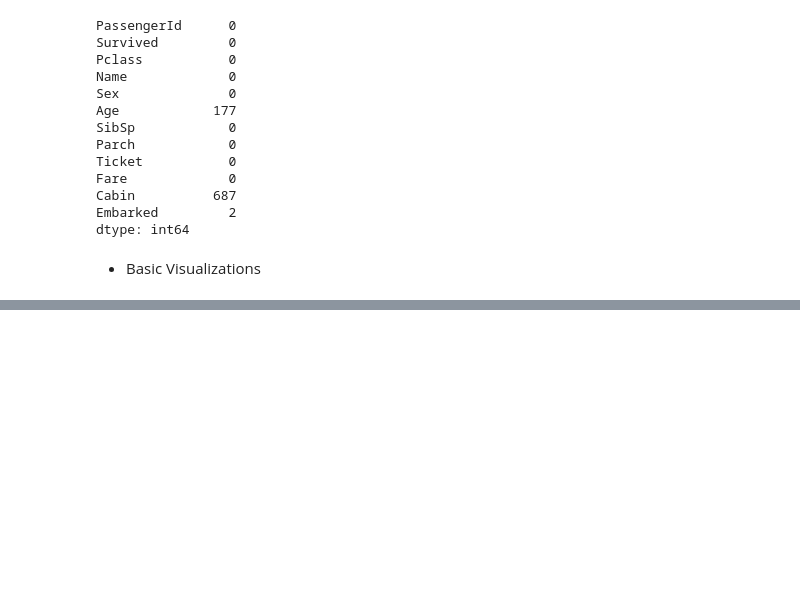
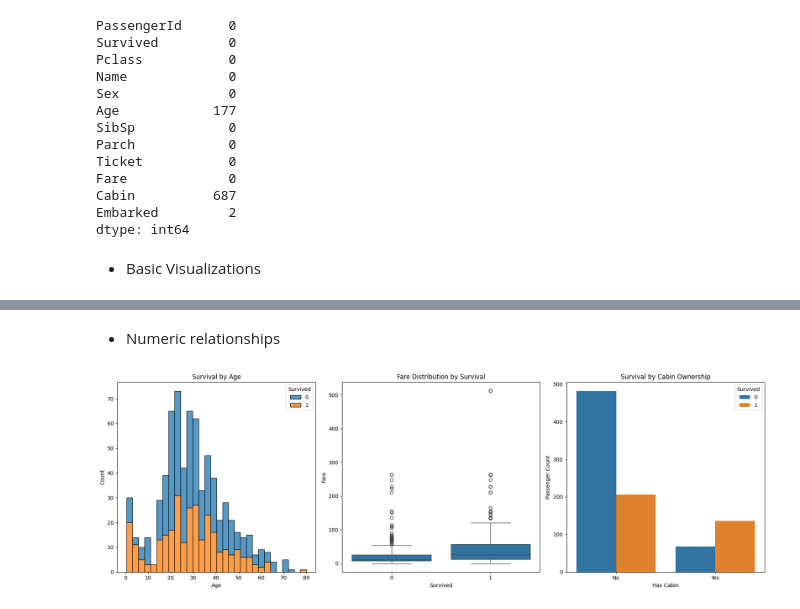
Before and after one commit to stkisengese/titanic-survial-prediction-ml, a Jupyter notebook: notebook/main.ipynb, the cells around one changed output, grey strips where cells are left out. Cells and saved outputs as stored; diff of their text form; code cells hidden in the pictures; blank space fills up the shorter version.

```diff
--- a/notebook/main.ipynb
+++ b/notebook/main.ipynb
@@ -105,0 +102,27 @@ plt.show()
+# %% [markdown]
+- Numeric relationships
+# %%
+fig, axes = plt.subplots(1, 3, figsize=(18, 6))
+
+sns.histplot(ax=axes[0], data=train, x="Age", hue="Survived", multiple="stack", bins=30)
+axes[0].set_title("Survival by Age")
+
+sns.boxplot(ax=axes[1], x="Survived", y="Fare", data=train)
+axes[1].set_title("Fare Distribution by Survival")
+
+# Create a temporary column for cabin ownership
+cabin_status = train["Cabin"].notnull()
+train_temp = pd.DataFrame(train['Survived'])
+train_temp["HasCabin"] = cabin_status
+
+# Plot survival by cabin ownership
+sns.countplot(x="HasCabin", hue="Survived", data=train_temp, ax=axes[2])
+plt.title("Survival by Cabin Ownership")
+plt.xlabel("Has Cabin")
+plt.ylabel("Passenger Count")
+plt.xticks([0, 1], ["No", "Yes"])
+
+plt.tight_layout()
+plt.show()
+# %% [output]
+[figure, added]
```
Also changed, not shown: parts of 4 cells of this notebook.
